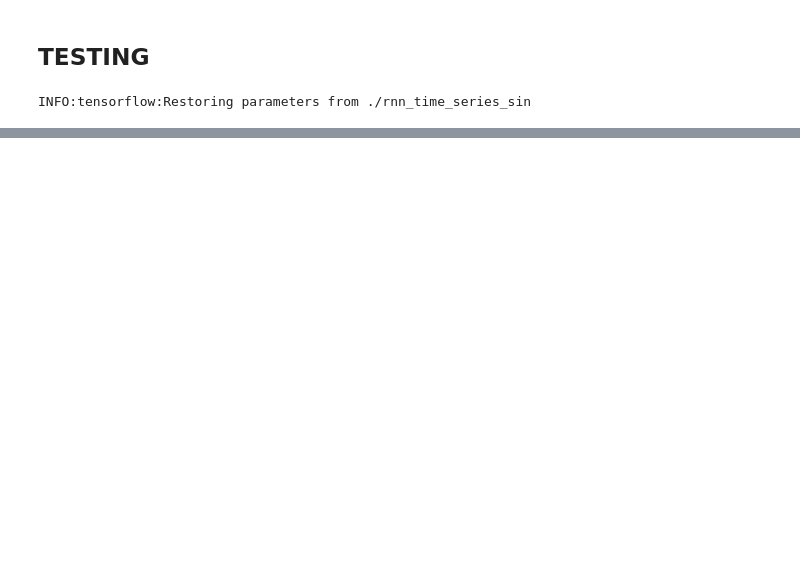
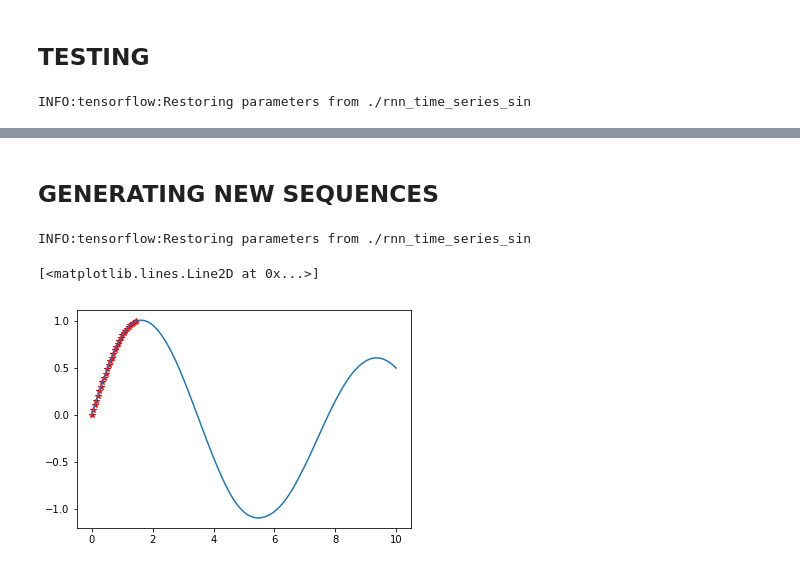
Before and after one commit to Daem0n-th/Basic-RNN-with-LSTM-cell, a Jupyter notebook: RNN.ipynb, the cells around one changed output, grey strips where cells are left out. Cells and saved outputs as stored; diff of their text form; code cells hidden in the pictures; blank space fills up the shorter version.

```diff
--- a/RNN.ipynb
+++ b/RNN.ipynb
@@ -109,0 +112,20 @@ plt.plot(x_rs.flatten(),y_pred.flatten())
+# %% [markdown]
+## GENERATING NEW SEQUENCES
+# %%
+with tf.Session() as sess:
+    saver.restore(sess,'./rnn_time_series_sin')
+    x_g = np.linspace(0,10,200)
+    y_g = np.sin(x_g)
+    y_list = list(y_g[:num_time_steps])
+    for i in range(200-num_time_steps):
+        x_batch = np.array(y_list[-num_time_steps:]).reshape(1,num_time_steps,1)
+        y_pred = sess.run(output,feed_dict={X:x_batch})
+        y_list.append(y_pred.flatten()[-1])
+# %% [output]
+INFO:tensorflow:Restoring parameters from ./rnn_time_series_sin
+# %%
+plt.plot(x_g[:num_time_steps],y_g[:num_time_steps],'r*')
+plt.plot(x_g,y_list)
+# %% [output]
+[<matplotlib.lines.Line2D at 0x...>]
+[figure, added]
```
Also changed, not shown: parts of 3 cells of this notebook.
